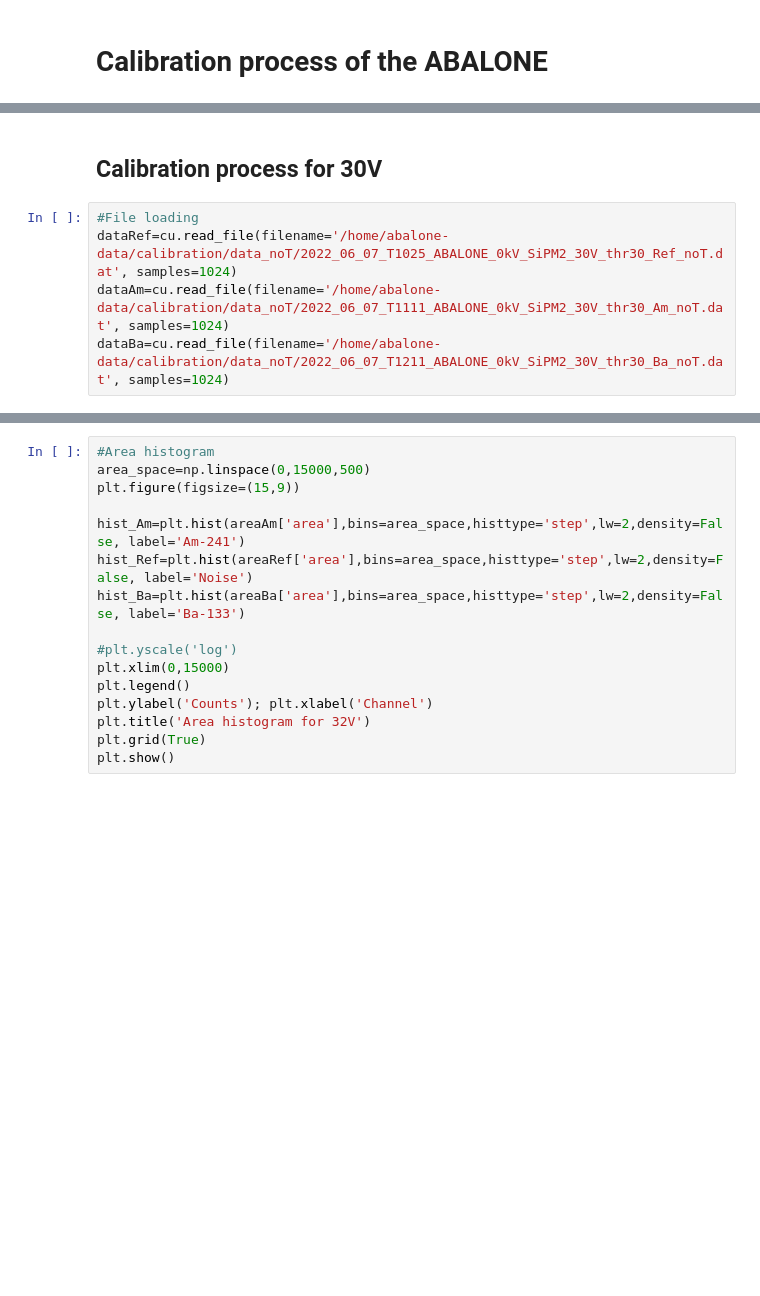
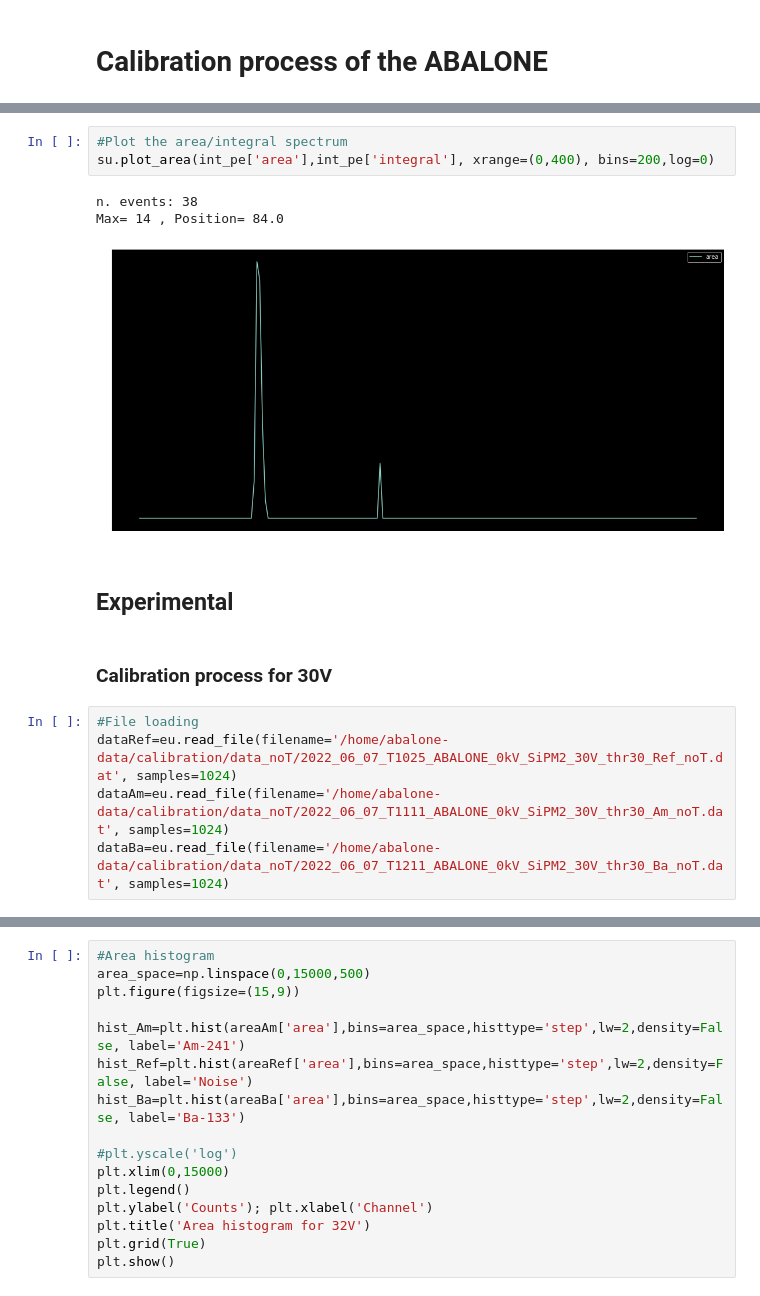
Before and after one commit to antoine-amy/Data_Processing, a Jupyter notebook: notebooks/setup_calibration.ipynb, the cells around one changed output, grey strips where cells are left out. Drawn from its saved outputs; the diff is of its cells as text; blank space fills up the shorter version.

```diff
--- a/notebooks/setup_calibration.ipynb
+++ b/notebooks/setup_calibration.ipynb
@@ -10,9 +39,18 @@ from numpy import mean
+# %%
+#Plot the area/integral spectrum
+su.plot_area(int_pe['area'],int_pe['integral'], xrange=(0,400), bins=200,log=0)
+# %% [output]
+n. events: 38
+Max= 14 , Position= 84.0
+[figure, added]
+# %% [markdown]
+## Experimental
 # %% [markdown]
-## Calibration process for 30V
+### Calibration process for 30V
 # %%
 #File loading
-dataRef=cu.read_file(filename='/home/abalone-data/calibration/data_noT/2022_06_07_T1025_ABALONE_0kV_SiPM2_30V_thr30_Ref_noT.dat', samples=1024)
-dataAm=cu.read_file(filename='/home/abalone-data/calibration/data_noT/2022_06_07_T1111_ABALONE_0kV_SiPM2_30V_thr30_Am_noT.dat', samples=1024)
-dataBa=cu.read_file(filename='/home/abalone-data/calibration/data_noT/2022_06_07_T1211_ABALONE_0kV_SiPM2_30V_thr30_Ba_noT.dat', samples=1024)
+dataRef=eu.read_file(filename='/home/abalone-data/calibration/data_noT/2022_06_07_T1025_ABALONE_0kV_SiPM2_30V_thr30_Ref_noT.dat', samples=1024)
+dataAm=eu.read_file(filename='/home/abalone-data/calibration/data_noT/2022_06_07_T1111_ABALONE_0kV_SiPM2_30V_thr30_Am_noT.dat', samples=1024)
+dataBa=eu.read_file(filename='/home/abalone-data/calibration/data_noT/2022_06_07_T1211_ABALONE_0kV_SiPM2_30V_thr30_Ba_noT.dat', samples=1024)
 # %%
 #Area acquisition
```
Also changed, not shown: parts of 12 cells of this notebook, 17 other files.
